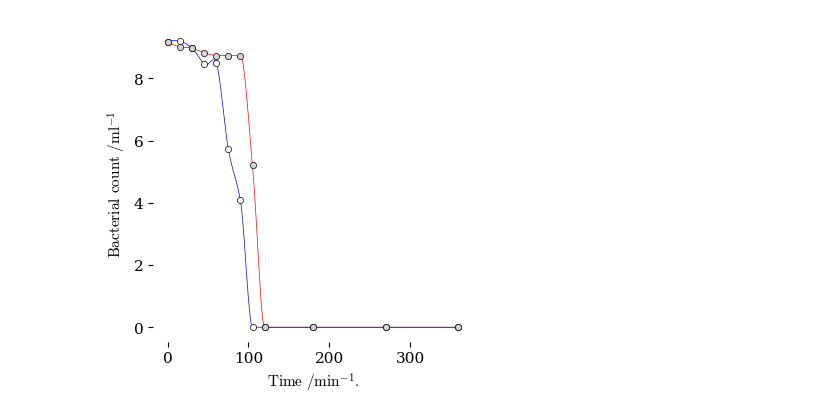
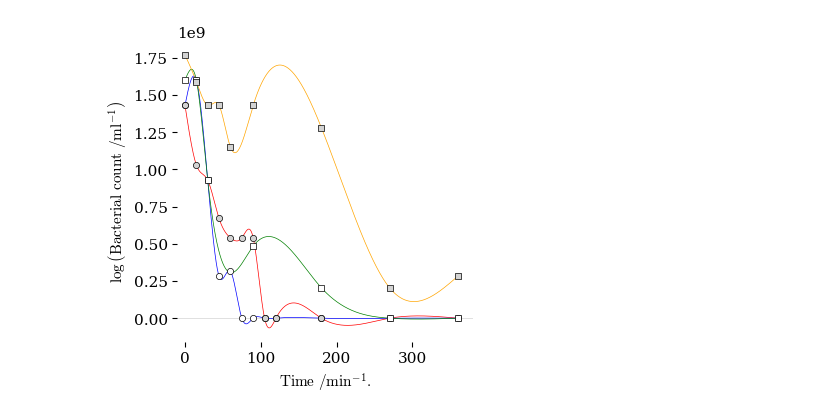
Before and after one commit to blinkletter/StealThisCode, a Jupyter notebook: 5_Erying/6A-CubicSpline.ipynb, the cells around one changed output. Drawn from its saved outputs; the diff is of its cells as text; code cells hidden in the pictures.

```diff
--- a/5_Erying/6A-CubicSpline.ipynb
+++ b/5_Erying/6A-CubicSpline.ipynb
@@ -46,12 +46,24 @@ display(df)
+# %%
+import scipy.interpolate
+
+df75 = df[["TIME (MIN)","C75200"]].dropna()
+dfSS = df[["TIME (MIN)","SSteel"]].dropna()
+
+x = df["TIME (MIN)"]
+C51 = df["C51000"]
+C71 = df["C71000"]
+
+C75 = df75["C75200"]
+x75 = df75["TIME (MIN)"]
+
+SS = dfSS["SSteel"]
+xSS = dfSS["TIME (MIN)"]
+
+#C51 = np.log10(C51)
+#C71 = np.log10(C71)
+#C75 = np.log10(C75)
+#SS = np.log10(SS)
 # %%
-import scipy.interpolate
-
-
-x = df["TIME (MIN)"]
-C51 = df["C51000"]
-C71 = df["C71000"]
-C51 = np.log10(C51)
-C71 = np.log10(C71)
 
 plt.rcdefaults()
 
@@ -61,44 +73,87 @@ plt.style.use(style_name)
 
 size = [4,4]
 fig, ax = plt.subplots(nrows=1, ncols=1, figsize=size)
+ax.axhline(0, color = "lightgray", linewidth=0.5, zorder = 0)
+
 
 # Settings for plot
 ax.set(
 #          title = Title,
-          ylabel=r"$\text{Bacterial count}\ /\text{ml}^{-1}$",
+          ylabel=r"$\log\left(\text{Bacterial count}\ /\text{ml}^{-1}\right)$",
 #          yscale = 'log',
           xlabel=r"$\text{Time}\ /\text{min}^{-1}.$",
-#          xlim=[0, np.max(x) + np.max(x) * 0.1],
-#          ylim=[0.01,0.2E10]
+          xlim=[-10, 380],
+        #  ylim=[-3.5,10],
+         # yticks = [0,2,4,6,8,10]
        )
+
 #ax.scatter(x, C51, marker = "o", s = 40, color = "white", zorder = 1)
 ax.scatter(x, C51, marker = "o", s = 20,
               facecolor = "white", edgecolors = "black",
               linewidths=0.5, zorder = 4)
 #ax.plot(x,C51, marker = None, color = "blue", linewidth=0.5, zorder = 0)
 
 #ax.scatter(x, C71, marker = "o", s = 40, color = "white", zorder = 1)
 ax.scatter(x, C71, marker = "o", s = 20,
               facecolor = "lightgray", edgecolors = "black",
               linewidths=0.5, zorder = 4)
 #ax.plot(x,C71, marker = None, color = "red", linewidth=0.5, zorder = 0)
 
+#ax.scatter(x75, C75, marker = "s", s = 40, color = "white", zorder = 1)
+ax.scatter(x75, C75, marker = "s", s = 20,
+              facecolor = "white", edgecolors = "black",
+              linewidths=0.5, zorder = 4)
+#ax.plot(x75,C75, marker = None, color = "red", linewidth=0.5, zorder = 0)
+
+#ax.scatter(xSS, SS, marker = "s", s = 40, color = "white", zorder = 1)
+ax.scatter(xSS, SS, marker = "s", s = 20,
+              facecolor = "lightgray", edgecolors = "black",
+              linewidths=0.5, zorder = 4)
+#ax.plot(xSS,SS, marker = None, color = "red", linewidth=0.5, zorder = 0)
+
+
 xs = np.arange(0, 360, 0.1)
 
-spline = scipy.interpolate.CubicSpline(x,C71)
-spline = scipy.interpolate.Akima1DInterpolator(x, C71, method="akima")
-#spline = scipy.interpolate.Akima1DInterpolator(x, C71, method="makima")
+spline = scipy.interpolate.CubicSpline(x, C71, bc_type="natural")
+#spline = scipy.interpolate.Akima1DInterpolator(x, C71,
+#                                               #method="akima" # Requires version 1.13 of SciPy
+#                                               )
+#spline = scipy.interpolate.Akima1DInterpolator(x, C71,
+#                                                #method="makima" # Requires version 1.13 of SciPy
+#                                                )
+ax.plot(xs, spline(xs), marker = None, color = "red", linewidth=0.5, zorder = 0)
 
-ax.plot(xs,spline(xs), marker = None, color = "red", linewidth=0.5, zorder = 0)
+spline = scipy.interpolate.CubicSpline(x, C51, bc_type="natural")
+#spline = scipy.interpolate.Akima1DInterpolator(x, C51,
+#                                               #method="akima"  # Requires version 1.13 of SciPy
+#                                               )
+#spline = scipy.interpolate.Akima1DInterpolator(x, C51,
+#                                               #method="makima" # Requires version 1.13 of SciPy
+#                                               )
+ax.plot(xs, spline(xs), marker = None, color = "blue", linewidth=0.5, zorder = 0)
 
-spline = scipy.interpolate.CubicSpline(x,C51)
-spline = scipy.interpolate.Akima1DInterpolator(x, C51, method="akima")
-#spline = scipy.interpolate.Akima1DInterpolator(x, C51, method="makima")
+spline = scipy.interpolate.CubicSpline(x75, C75, bc_type="natural")
+#spline = scipy.interpolate.PchipInterpolator(x75, C75)
+#spline = scipy.interpolate.Akima1DInterpolator(x75, C75,
+#                                               #method="akima"  # Requires version 1.13 of SciPy
+#                                               )
+#spline = scipy.interpolate.Akima1DInterpolator(x75, C75,
+#                                               #method="makima" # Requires version 1.13 of SciPy
+#                                               )
+ax.plot(xs, spline(xs), marker = None, color = "green", linewidth=0.5, zorder = 0)
 
-ax.plot(xs,spline(xs), marker = None, color = "blue", linewidth=0.5, zorder = 0)
+spline = scipy.interpolate.CubicSpline(xSS, SS, bc_type="natural")
+#spline = scipy.interpolate.PchipInterpolator(xSS, SS)
+#spline = scipy.interpolate.Akima1DInterpolator(xSS, SS,
+#                                               #method="akima"  # Requires version 1.13 of SciPy
+#                                               )
+#spline = scipy.interpolate.Akima1DInterpolator(xSS, SS,
+#                                               #method="makima" # Requires version 1.13 of SciPy
+#                                               )
+ax.plot(xs, spline(xs), marker = None, color = "orange", linewidth=0.5, zorder = 0)
 
 
-plt.savefig("plots/ghgh.pdf")
+plt.savefig("plots/6A1.pdf")
 plt.show()
 # %% [output]
-[figure, old version]
+[figure, new version]
```
Also changed, not shown: parts of 5 cells of this notebook, 8 other files.
